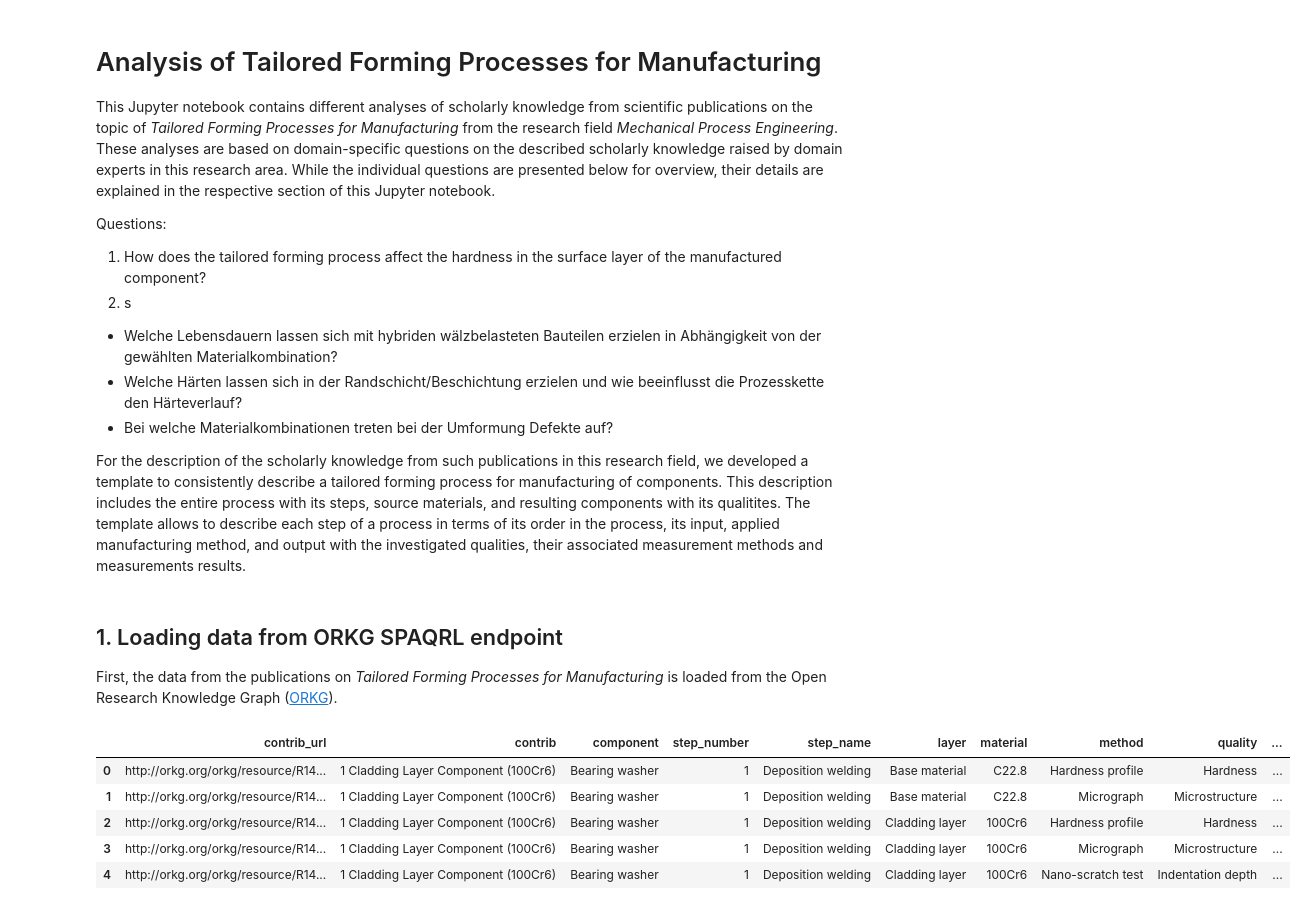
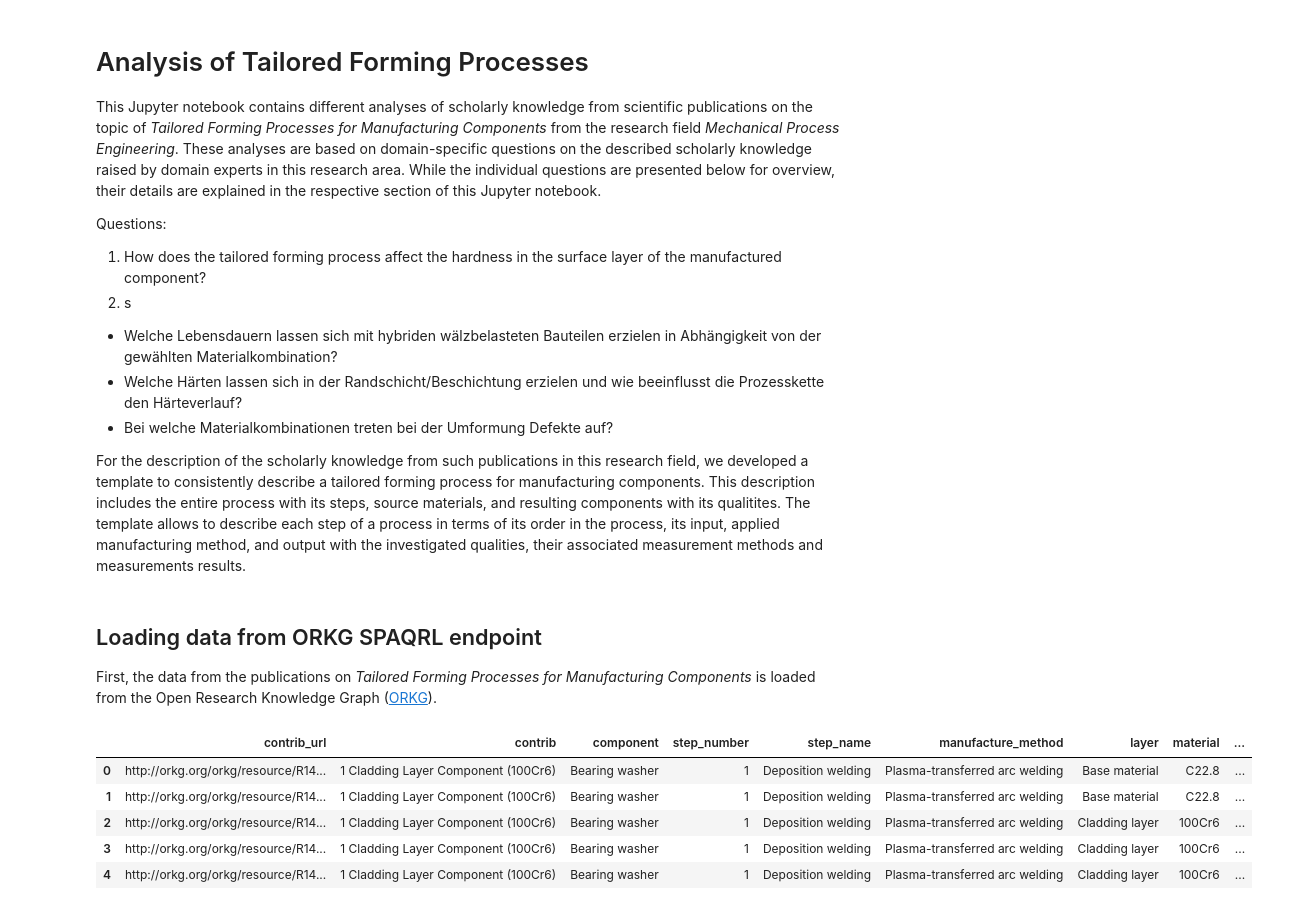
Before and after one commit to okarras/Jupyter-Notebooks, a Jupyter notebook: TailoredFormingAnalysis/tf_orkg.ipynb, the cells around one changed output. Saved outputs shown, nothing was run; the diff lists cells and outputs as text; code cells hidden in the pictures.

```diff
--- a/TailoredFormingAnalysis/tf_orkg.ipynb
+++ b/TailoredFormingAnalysis/tf_orkg.ipynb
@@ -1,6 +1,6 @@
 # %% [markdown]
-# Analysis of Tailored Forming Processes for Manufacturing
-This Jupyter notebook contains different analyses of scholarly knowledge from scientific publications on the topic of *Tailored Forming Processes for Manufacturing* from the research field *Mechanical Process Engineering*. These analyses are based on domain-specific questions on the described scholarly knowledge raised by domain experts in this research area. While the individual questions are presented below for overview, their details are explained in the respective section of this Jupyter notebook.
+# Analysis of Tailored Forming Processes
+This Jupyter notebook contains different analyses of scholarly knowledge from scientific publications on the topic of *Tailored Forming Processes for Manufacturing Components* from the research field *Mechanical Process Engineering*. These analyses are based on domain-specific questions on the described scholarly knowledge raised by domain experts in this research area. While the individual questions are presented below for overview, their details are explained in the respective section of this Jupyter notebook.
 
 Questions:
 1. How does the tailored forming process affect the hardness in the surface layer of the manufactured component?
@@ -10,10 +10,10 @@ Questions:
 * Welche Härten lassen sich in der Randschicht/Beschichtung erzielen und wie beeinflusst die Prozesskette den Härteverlauf?
 * Bei welche Materialkombinationen treten bei der Umformung Defekte auf?
 
-For the description of the scholarly knowledge from such publications in this research field, we developed a template to consistently describe a tailored forming process for manufacturing of components. This description includes the entire process with its steps, source materials, and resulting components with its qualitites. The template allows to describe each step of a process in terms of its order in the process, its input, applied manufacturing method, and output with the investigated qualities, their associated measurement methods and measurements results.
+For the description of the scholarly knowledge from such publications in this research field, we developed a template to consistently describe a tailored forming process for manufacturing components. This description includes the entire process with its steps, source materials, and resulting components with its qualitites. The template allows to describe each step of a process in terms of its order in the process, its input, applied manufacturing method, and output with the investigated qualities, their associated measurement methods and measurements results.
 # %% [markdown]
-## 1. Loading data from ORKG SPAQRL endpoint
-First, the data from the publications on *Tailored Forming Processes for Manufacturing* is loaded from the Open Research Knowledge Graph ([ORKG](https://www.orkg.org/orkg/)).
+## Loading data from ORKG SPAQRL endpoint
+First, the data from the publications on *Tailored Forming Processes for Manufacturing Components* is loaded from the Open Research Knowledge Graph ([ORKG](https://www.orkg.org/orkg/)).
 # %%
 import sparql_dataframe
 
@@ -29,7 +29,7 @@ PREFIXES =  """
             """
 
 query = """
-        SELECT ?contrib_url ?contrib ?component ?step_number ?step_name ?layer ?material ?method ?quality ?num_value ?textual_value ?avg_range (xsd:float(?lower_num_value) AS ?min_value) (xsd:float(?upper_num_value) AS ?max_value) ?unit
+        SELECT ?contrib_url ?contrib ?component ?step_number ?step_name ?manufacture_method ?layer ?material ?measure_method ?quality ?num_value ?textual_value ?avg_range (xsd:float(?lower_num_value) AS ?min_value) (xsd:float(?upper_num_value) AS ?max_value) ?unit
                 WHERE {
                         #Get all steps and their resulting component (output) and measurement methods (method)
                         ?contrib_url a orkgc:C21027.
@@ -39,11 +39,14 @@ query = """
                         ?step_n orkgp:P7111 ?step_n_name;
                                 orkgp:P44025* ?step_n_plus_1;
                                 orkgp:P44012 ?method_n;
+                                orkgp:HAS_METHOD ?manufacturing_method_n;
                                 orkgp:P30012 ?output_n.
                         ?step_n_plus_1 orkgp:P7111 ?step_n_plus_1_name;
                                         orkgp:P44012 ?method_n_plus_1;
+                                        orkgp:HAS_METHOD ?manufacturing_method_n_plus_1;
                                         orkgp:P30012 ?output_n_plus_1.
                         BIND(IF(?step_n_plus_1 = ?step_n, ?method_n, ?method_n_plus_1) AS ?method_resrc)
+                        BIND(IF(?step_n_plus_1 = ?step_n, ?manufacturing_method_n, ?manufacturing_method_n_plus_1) AS ?manu_method_resrc)
                         BIND(IF(?step_n_plus_1 = ?step_n, ?output_n, ?output_n_plus_1) AS ?output)
 
                         #Get all qualities from all layers of the resulting component
@@ -60,50 +63,53 @@ query = """
                                 orkgp:P44022 ?measurement.
                         ?quality_type rdfs:label ?quality.
 
+                        #Get the manufacturing method for each step
+                        ?manu_method_resrc orkgp:P7111 ?manu_method_name.
+                        ?manu_method_name rdfs:label ?manufacture_method.
+
                         #Get the measurement method for each measurement
                         ?method_resrc orkgp:P7111 ?method_name;
                                 orkgp:HAS_RESULTS ?measurement.
-                        ?method_name rdfs:label ?method.
+                        ?method_name rdfs:label ?measure_method.
 
                         # Get the range and unit of the resulting component
                         OPTIONAL{?measurement orkgp:P44010 ?range.
                                 ?range orkgp:P43248 ?lower_value;
                                         orkgp:P43247 ?upper_value.
                                 ?upper_value orkgp:P42000 ?range_unit.
                                 ?lower_value orkgp:P44011 ?lower_num_value.
                                 ?upper_value orkgp:P44011 ?upper_num_value.}
 
                         # Get the measurement value and unit of the resulting component
                         OPTIONAL{?measurement orkgp:HAS_VALUE ?value.
                                 ?value orkgp:P44011 ?measurement_value.
                                 BIND(IF(REGEX(?measurement_value, "^\\\d*\\\.?\\\d*$", "i"), xsd:float(?measurement_value), "") AS ?num_value)
                                 BIND(IF(REGEX(?measurement_value, "^\\\d*\\\.?\\\d*$", "i"), "", ?measurement_value) AS ?textual_value)
                         OPTIONAL{?value orkgp:P42000 ?value_unit.}}
 
                         #If no value is reported, calculate the average value based on the reported range
                         BIND(IF (BOUND(?value), "", (((xsd:float(?lower_num_value) + xsd:float(?upper_num_value)) / 2) AS ?avg_value) ) AS ?avg_range).
-
                         #Get the unit either from the value or the range
                         BIND(IF (BOUND(?value), ?value_unit, ?range_unit) AS ?unit_resrc).
                         OPTIONAL {?unit_resrc rdfs:label ?unit.}
 
                         #Get the number of the step in the process plan
                         ?step_n_plus_1_name rdfs:label ?step_name.
                         BIND(STR(?step_name) AS ?step)
                         VALUES(?step ?step_number){("Deposition welding" 1) ("Hot forming" 2) ("Cooling" 3) ("Heat treatment" 4) ("Machining" 5)}
                 }
-                GROUP BY ?contrib_url ?contrib ?component ?step_number ?step_name ?layer ?material ?method ?quality
-                ORDER BY ?contrib_url ?contrib ?component ?step_number ?step_name ?layer ?material ?method ?quality
+                GROUP BY ?contrib_url ?contrib ?component ?step_number ?step_name ?manufacture_method ?layer ?material ?measure_method ?quality
+                ORDER BY ?contrib_url ?contrib ?component ?step_number ?step_name ?manufacture_method ?layer ?material ?measure_method ?quality
         """
 #print(query)
 
 tf_data = sparql_dataframe.get(ENDPOINT_URL, PREFIXES+query)
 tf_data.head()
 # %% [output]
-|  | contrib_url | contrib | component | step_number | step_name | layer | material | method | quality | ... |
-| 0 | http://orkg.org/orkg/resource/R14... | 1 Cladding Layer Component (100Cr6) | Bearing washer | 1 | Deposition welding | Base material | C22.8 | Hardness profile | Hardness | ... |
-| 1 | http://orkg.org/orkg/resource/R14... | 1 Cladding Layer Component (100Cr6) | Bearing washer | 1 | Deposition welding | Base material | C22.8 | Micrograph | Microstructure | ... |
-| 2 | http://orkg.org/orkg/resource/R14... | 1 Cladding Layer Component (100Cr6) | Bearing washer | 1 | Deposition welding | Cladding layer | 100Cr6 | Hardness profile | Hardness | ... |
-| 3 | http://orkg.org/orkg/resource/R14... | 1 Cladding Layer Component (100Cr6) | Bearing washer | 1 | Deposition welding | Cladding layer | 100Cr6 | Micrograph | Microstructure | ... |
-| 4 | http://orkg.org/orkg/resource/R14... | 1 Cladding Layer Component (100Cr6) | Bearing washer | 1 | Deposition welding | Cladding layer | 100Cr6 | Nano-scratch test | Indentation depth | ... |
+|  | contrib_url | contrib | component | step_number | step_name | manufacture_method | layer | material | ... |
+| 0 | http://orkg.org/orkg/resource/R14... | 1 Cladding Layer Component (100Cr6) | Bearing washer | 1 | Deposition welding | Plasma-transferred arc welding | Base material | C22.8 | ... |
+| 1 | http://orkg.org/orkg/resource/R14... | 1 Cladding Layer Component (100Cr6) | Bearing washer | 1 | Deposition welding | Plasma-transferred arc welding | Base material | C22.8 | ... |
+| 2 | http://orkg.org/orkg/resource/R14... | 1 Cladding Layer Component (100Cr6) | Bearing washer | 1 | Deposition welding | Plasma-transferred arc welding | Cladding layer | 100Cr6 | ... |
+| 3 | http://orkg.org/orkg/resource/R14... | 1 Cladding Layer Component (100Cr6) | Bearing washer | 1 | Deposition welding | Plasma-transferred arc welding | Cladding layer | 100Cr6 | ... |
+| 4 | http://orkg.org/orkg/resource/R14... | 1 Cladding Layer Component (100Cr6) | Bearing washer | 1 | Deposition welding | Plasma-transferred arc welding | Cladding layer | 100Cr6 | ... |
 # %% [markdown]
```
Also changed, not shown: parts of 5 cells of this notebook, 2 other files.
